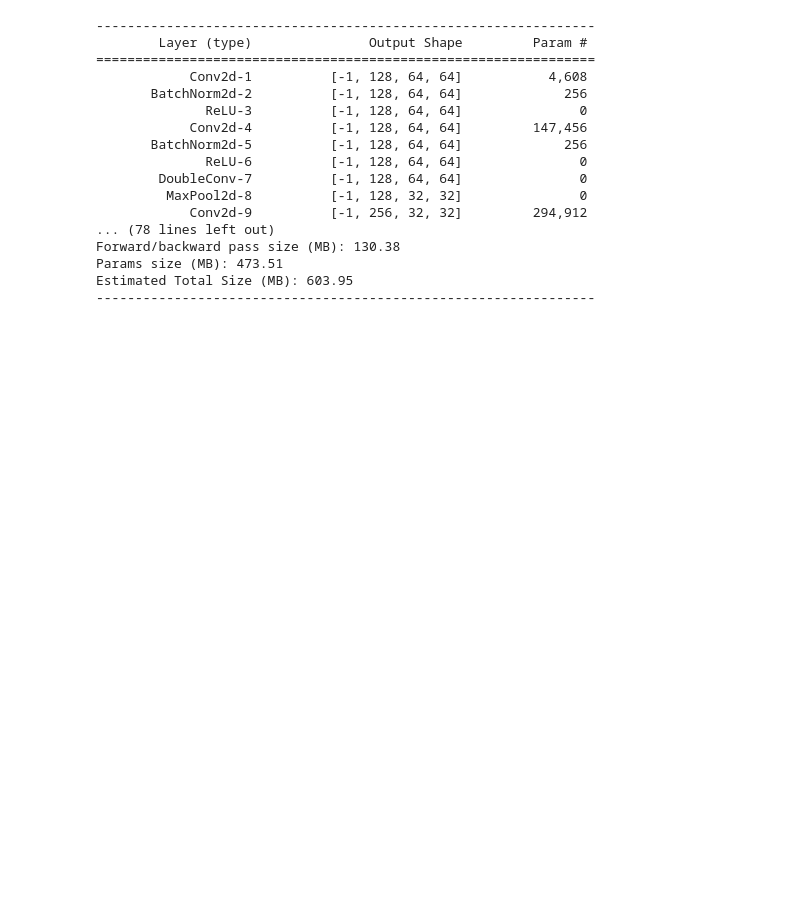
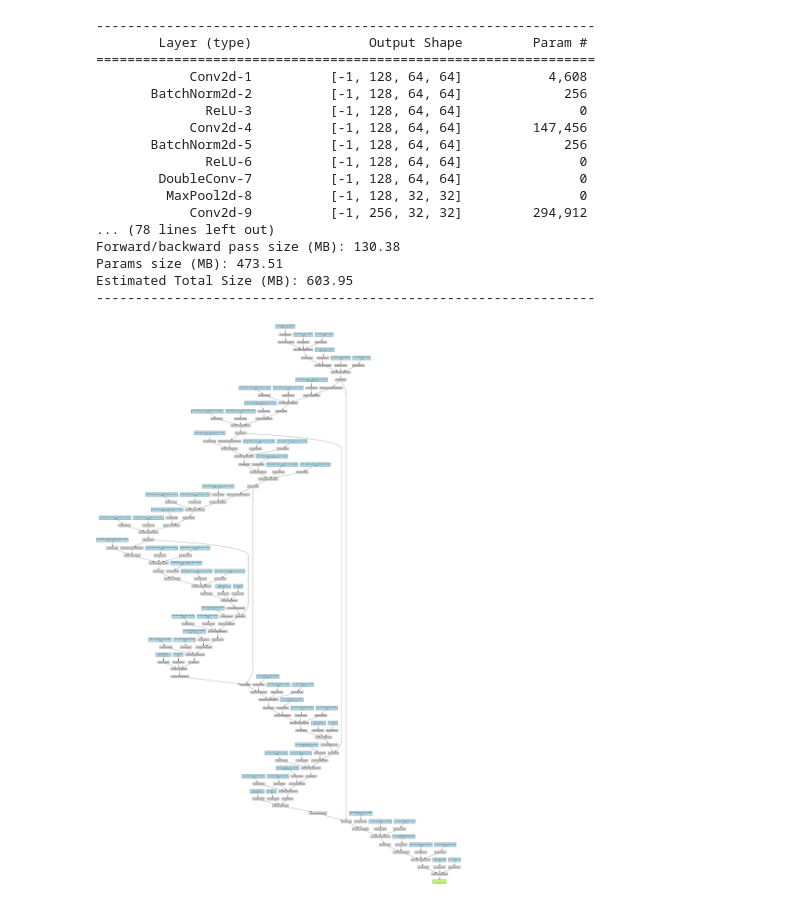
Before and after one commit to antoniomagherini99/FLOOD_group2, a Jupyter notebook: notebooks/CNN_fourty_eight-polished.ipynb, the cells around one changed output. Saved outputs shown, nothing was run; the diff lists cells and outputs as text; code cells hidden in the pictures; blank space fills up the shorter version.

Commit message:
Added way to visualize the model architecture (CNN)
Used torchviz to visualize the CNN architecture + saved the output .png to a new folder called images. (the picture does look a bit messy though..)

```diff
--- a/notebooks/CNN_fourty_eight-polished.ipynb
+++ b/notebooks/CNN_fourty_eight-polished.ipynb
@@ -296,6 +298,18 @@ Forward/backward pass size (MB): 130.38
 Params size (MB): 473.51
 Estimated Total Size (MB): 603.95
 ----------------------------------------------------------------
+# %%
+# Visualize the model architecture
+dummy_input = torch.randn(1, 4, 64, 64).to(device)
+model.eval()  # Set the model to evaluation mode
+out = model(dummy_input)
+graph = make_dot(out, params=dict(model.named_parameters()))
+output_path = os.path.join('images', 'CNN_model_graph')
+graph.render(output_path, format="png", cleanup=True)
+img_path = f"{output_path}.png"
+display(Image(filename=img_path))
+# %% [output]
+[figure, added]
 # %%
 # Set training parameters
 learning_rate = 0.001
```
Also changed, not shown: parts of 7 cells of this notebook, 2 other files.
